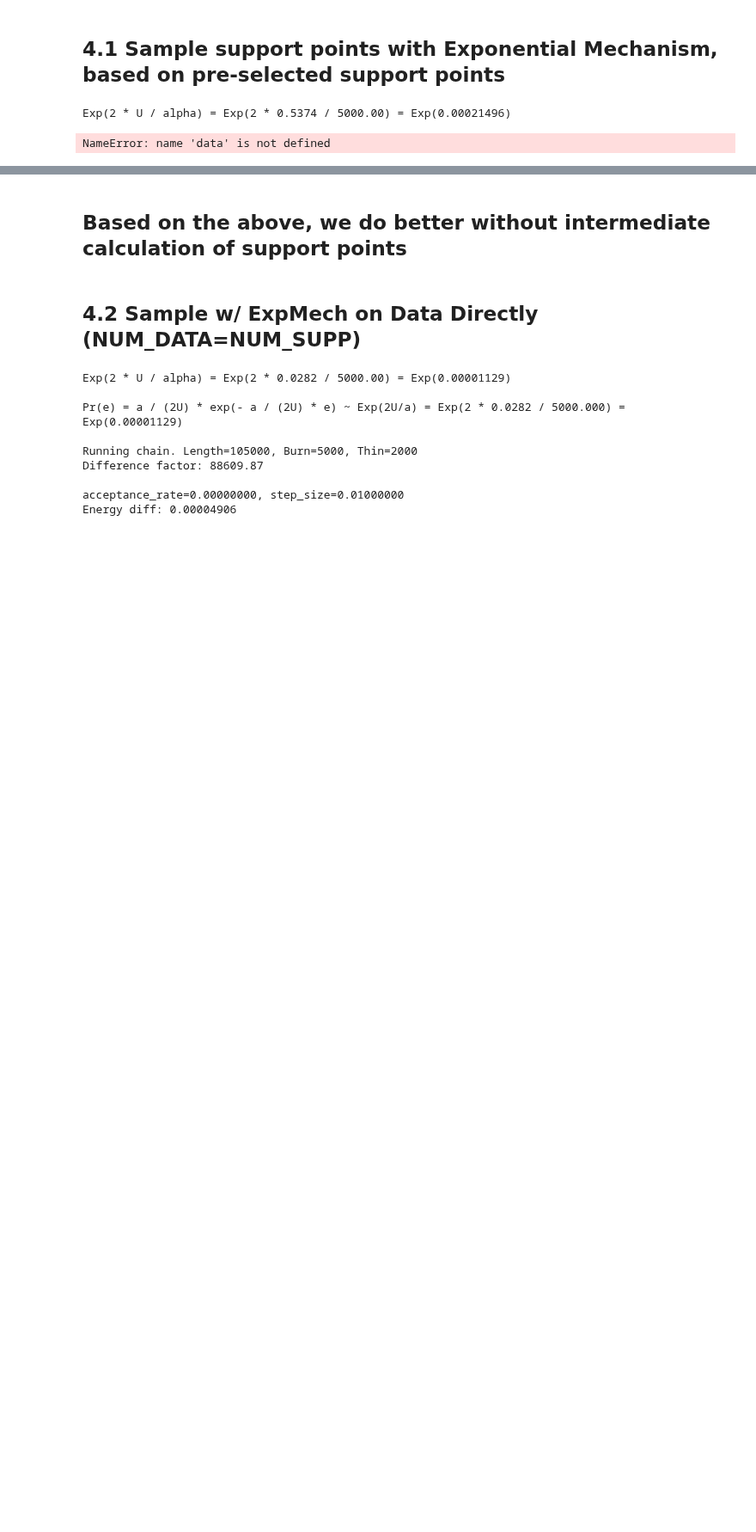
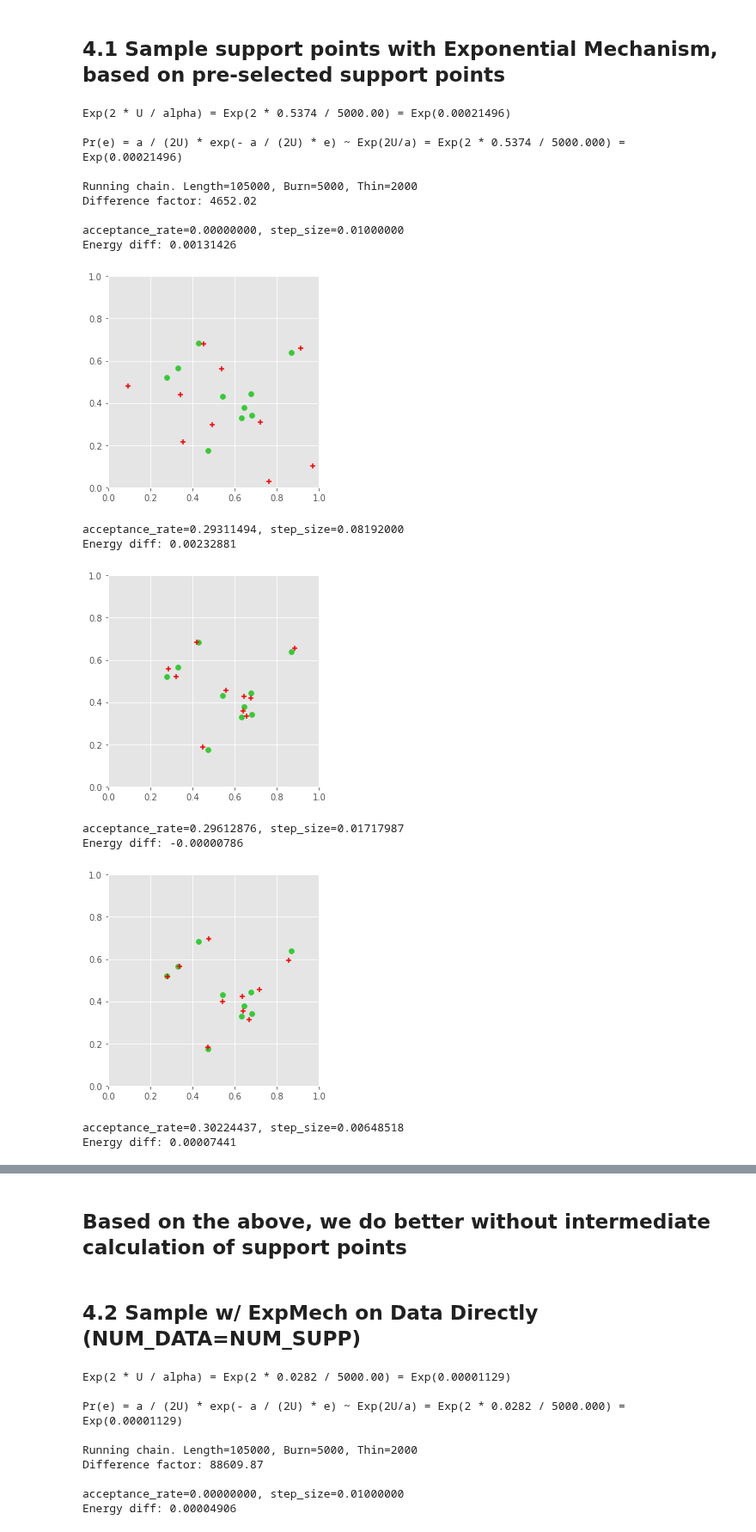
Before and after one commit to diesendruck/pv, a Jupyter notebook: mv_sp_privacy/src/sp_privacy.ipynb, the cells around one changed output, grey strips where cells are left out. Shown at 86% size. Drawn from its saved outputs; the diff is of its cells as text; code cells hidden in the pictures; blank space fills up the shorter version.

```diff
--- a/mv_sp_privacy/src/sp_privacy.ipynb
+++ b/mv_sp_privacy/src/sp_privacy.ipynb
@@ -227,7 +229,7 @@ Energy diff: 0.00033301
 ## 4.1 Sample support points with Exponential Mechanism, based on pre-selected support points
 # %%
 # Sampling parameters.
-NUM_Y_TILDES = 50 #what is this?? Oh, number of samples
+NUM_Y_TILDES = 50
 ALPHA = 5000  # 10000
 save_dir = '/Users/swilliamson/Work/Mo/pv/mv_sp_privacy/output'
 # Define energy sensitivity for Exponential Mechanism.
@@ -237,6 +239,7 @@ print(('Exp(2 * U / alpha) = Exp(2 * {:.4f} / {:.2f}) '
        '= Exp({:.8f})').format(energy_sensitivity, ALPHA,
                                2. * energy_sensitivity / ALPHA))
 
+tic=time.time()
 (y_tildes_pre_SP,
  energies_pre_SP,
  _) = sample_sp_exp_mech(energy_sensitivity=energy_sensitivity,
@@ -250,40 +253,57 @@ print(('Exp(2 * U / alpha) = Exp(2 * {:.4f} / {:.2f}) '
                          power=ENERGY_POWER,
                          set_seed=True,
                          optimal_support_points=y_opt,
-                         original_data=
+                         original_data=x
                         )
-
+toc=time.time()
+print('time taken: {}'.format(toc-tic))
 # PLOT RESULTS
 #plt.title('Energies with MH, {} samples'.format(len(energies_mh)))
 
 # above we have energies from the support points, for this we want energies from the data
 total_energies_pre_SP = []
 for y_t in y_tildes_pre_SP:
     total_energies_pre_SP.append(energy(y_t, x, power=ENERGY_POWER)[0])
 
 plt.title('Energy distance of {} samples based on {} precalculated support points'.format(NUM_Y_TILDES,
                                                                                           NUM_SUPP
                                                                                          ))
 plt.hist(total_energies_pre_SP, bins=20, alpha=0.3, density=True, label='Samples')
 
 plt.xlabel(r'Energy, $e(y, \tilde{y})$', fontsize=14)
 plt.ylabel('Frequency', fontsize=14)
 
 
 plt.tight_layout()
 plt.savefig('../output/priv_sp_energies_preproc.png')
 plt.show()
 print('Exponential param: {:.8f}'.format(p))
 
 
 
 # plot comparison with full data
 
 plt.hist(energies_full_data, bins=20, alpha=0.3, density=True, color='r', label='Full data')
 plt.hist(total_energies_pre_SP, bins=20, alpha=0.3, density=True, color='b', label='Support point preprocessing')
 plt.legend()
 plt.savefig('../output/priv_sp_energies_compare.png')
 plt.show()
 # %% [output]
 Exp(2 * U / alpha) = Exp(2 * 0.5374 / 5000.00) = Exp(0.00021496)
+
+Pr(e) = a / (2U) * exp(- a / (2U) * e) ~ Exp(2U/a) = Exp(2 * 0.5374 / 5000.000) = Exp(0.00021496)
+
+Running chain. Length=105000, Burn=5000, Thin=2000
+Difference factor: 4652.02
+
+acceptance_rate=0.00000000, step_size=0.01000000
+Energy diff: 0.00131426
+[figure, added]
-NameError: name 'data' is not defined
+acceptance_rate=0.29311494, step_size=0.08192000
+Energy diff: 0.00232881
+[figure, added]
+acceptance_rate=0.29612876, step_size=0.01717987
+Energy diff: -0.00000786
+[figure, added]
+acceptance_rate=0.30224437, step_size=0.00648518
+Energy diff: 0.00007441
```
Also changed, not shown: parts of 4 cells of this notebook, 2 other files.
